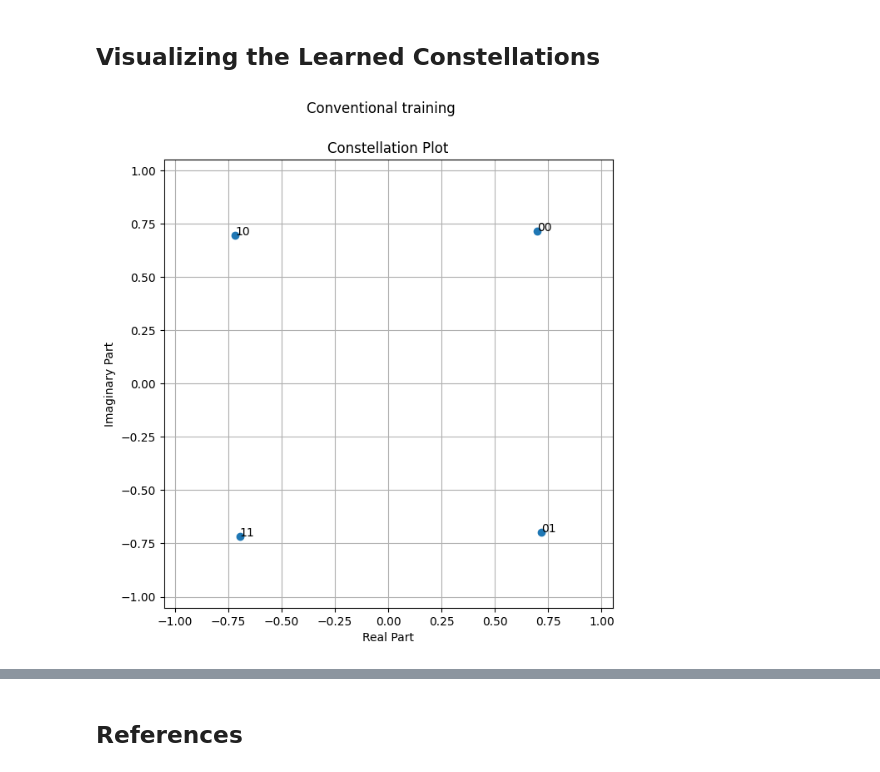
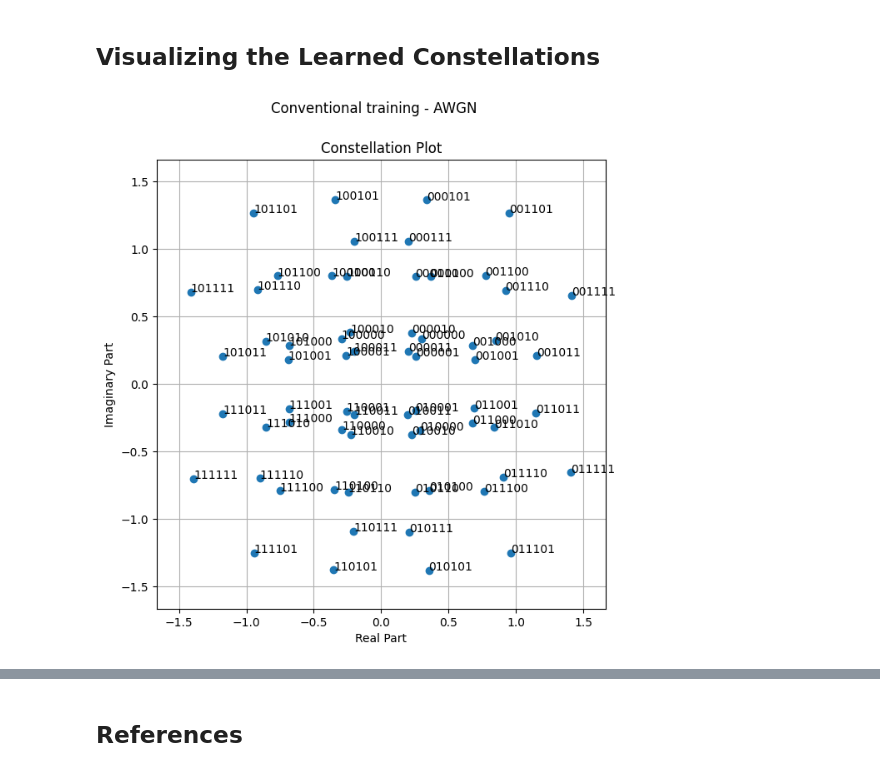
Before and after one commit to VivOwoH/5G-E2E-with-DeepRx-and-WGAN-channel, a Jupyter notebook: Autoencoder.ipynb, the cells around one changed output, grey strips where cells are left out. Saved outputs shown, nothing was run; the diff lists cells and outputs as text; code cells hidden in the pictures.

```diff
--- a/Autoencoder.ipynb
+++ b/Autoencoder.ipynb
@@ -75,15 +76,15 @@ from tensorflow.keras.layers import Layer, Dense
 # SNR range for evaluation and training [dB]
 ###############################################
 ebno_db_min = -5.0
-ebno_db_max = 5.0
+ebno_db_max = 25.0
 
 ###############################################
 # Modulation and coding configuration
 ###############################################
-num_bits_per_symbol = 2 # Baseline is 64-QAM
+num_bits_per_symbol = 6 # Baseline is 64-QAM
 modulation_order = 2**num_bits_per_symbol
 coderate = 0.5 # Coderate for the outer code
-n = 2784 # Codeword length [bit]. Must be a multiple of num_bits_per_symbol
+n = 750 # Codeword length [bit]. Must be a multiple of num_bits_per_symbol
 num_symbols_per_codeword = n//num_bits_per_symbol # Number of modulated baseband symbols per codeword
 k = int(n*coderate) # Number of information bits per codeword
 
@@ -94,12 +95,18 @@ num_training_iterations_conventional = 10000 # Number of training iterations for
 # Number of training iterations with RL-based training for the alternating training phase and fine-tuning of the receiver phase
 num_training_iterations_rl_alt = 7000
 num_training_iterations_rl_finetuning = 3000
-training_batch_size = tf.constant(128, tf.int32) # Training batch size
+training_batch_size = tf.constant(64, tf.int32) # Training batch size
 rl_perturbation_var = 0.01 # Variance of the perturbation used for RL-based training of the transmitter
+
 model_weights_path_conventional_training = "awgn_autoencoder_weights_conventional_training" # Filename to save the autoencoder weights once conventional training is done
+model_weights_path_conventional_training_rayleigh = "rayleigh_autoencoder_weights_conventional_training"
+model_weights_path_conventional_training_CDL = "CDL_autoencoder_weights_conventional_training"
+
 model_weights_path_rl_training = "awgn_autoencoder_weights_rl_training" # Filename to save the autoencoder weights once RL-based training is done
 
 ###############################################
 # Evaluation configuration
 ###############################################
-results_filename = "awgn_autoencoder_results" # Location to save the results
+results_filename = "autoencoder_results" # Location to save the results
+
+sionna.config.xla_compat=True
@@ -137,10 +150,12 @@ class NeuralDemapper(Layer):
 
         # Stacking the real and imaginary components of the complex received samples
         # and the noise variance
-        no_db = tf.tile(no_db, [1, num_symbols_per_codeword]) # [batch size, num_symbols_per_codeword]
+
+        # no_db = tf.tile(no_db, [1, num_symbols_per_codeword]) # [batch size, num_symbols_per_codeword]
         z = tf.stack([tf.math.real(y),
                       tf.math.imag(y),
                       no_db], axis=2) # [batch size, num_symbols_per_codeword, 3]
+
         llr = self._dense_1(z)
         llr = self._dense_2(llr)
         llr = self._dense_3(llr) # [batch size, num_symbols_per_codeword, num_bits_per_symbol]
@@ -252,19 +343,20 @@ A simple training loop is defined in the next cell, which performs `num_training
 def conventional_training(model):
     # Optimizer used to apply gradients
     optimizer = tf.keras.optimizers.Adam()
-
     for i in range(num_training_iterations_conventional):
         # Sampling a batch of SNRs
-        ebno_db = tf.random.uniform(shape=[training_batch_size], minval=ebno_db_min, maxval=ebno_db_max)
+        ebno_db = tf.random.uniform(shape=[training_batch_size*num_symbols_per_codeword], minval=ebno_db_min, maxval=ebno_db_max)
         # Forward pass
         with tf.GradientTape() as tape:
             loss = model(training_batch_size, ebno_db) # The model is assumed to return the BMD rate
+
         # Computing and applying gradients
         weights = model.trainable_weights
         grads = tape.gradient(loss, weights)
         optimizer.apply_gradients(zip(grads, weights))
+
         # Printing periodically the progress
-        if i % 100 == 0:
+        if i % 10 == 0:
             print('Iteration {}/{}  BCE: {:.4f}'.format(i, num_training_iterations_conventional, loss.numpy()), end='\r')
 # %% [markdown]
 The next cell defines a utility function for saving the weights using [pickle](https://docs.python.org/3/library/pickle.html).
@@ -462,0 +380,8 @@ Iteration 2900/3000  BCE 0.2777
+# %%
+# Fix the seed for reproducible trainings
+tf.random.set_seed(1)
+# Instantiate and train the end-to-end system
+model = E2ESystemConventionalTraining(training=True, channel="rayleigh")
+conventional_training(model)
+# Save weights
+save_weights(model, model_weights_path_conventional_training_rayleigh)
@@ -594,9 +615,10 @@ KeyError: 'autoencoder-conv'
 # %% [markdown]
 ## Visualizing the Learned Constellations <a class="anchor" id="Visualizing-the-Learned-Constellations"></a>
 # %%
-model_conventional = E2ESystemConventionalTraining(training=True)
+# AWGN
+model_conventional = E2ESystemConventionalTraining(training=True, channel="awgn")
 load_weights(model_conventional, model_weights_path_conventional_training)
 fig = model_conventional.constellation.show()
-fig.suptitle('Conventional training');
+fig.suptitle('Conventional training - AWGN');
 # %% [output]
-[figure, old version]
+[figure, new version]
```
Also changed, not shown: parts of 23 cells of this notebook, 39 other files.
